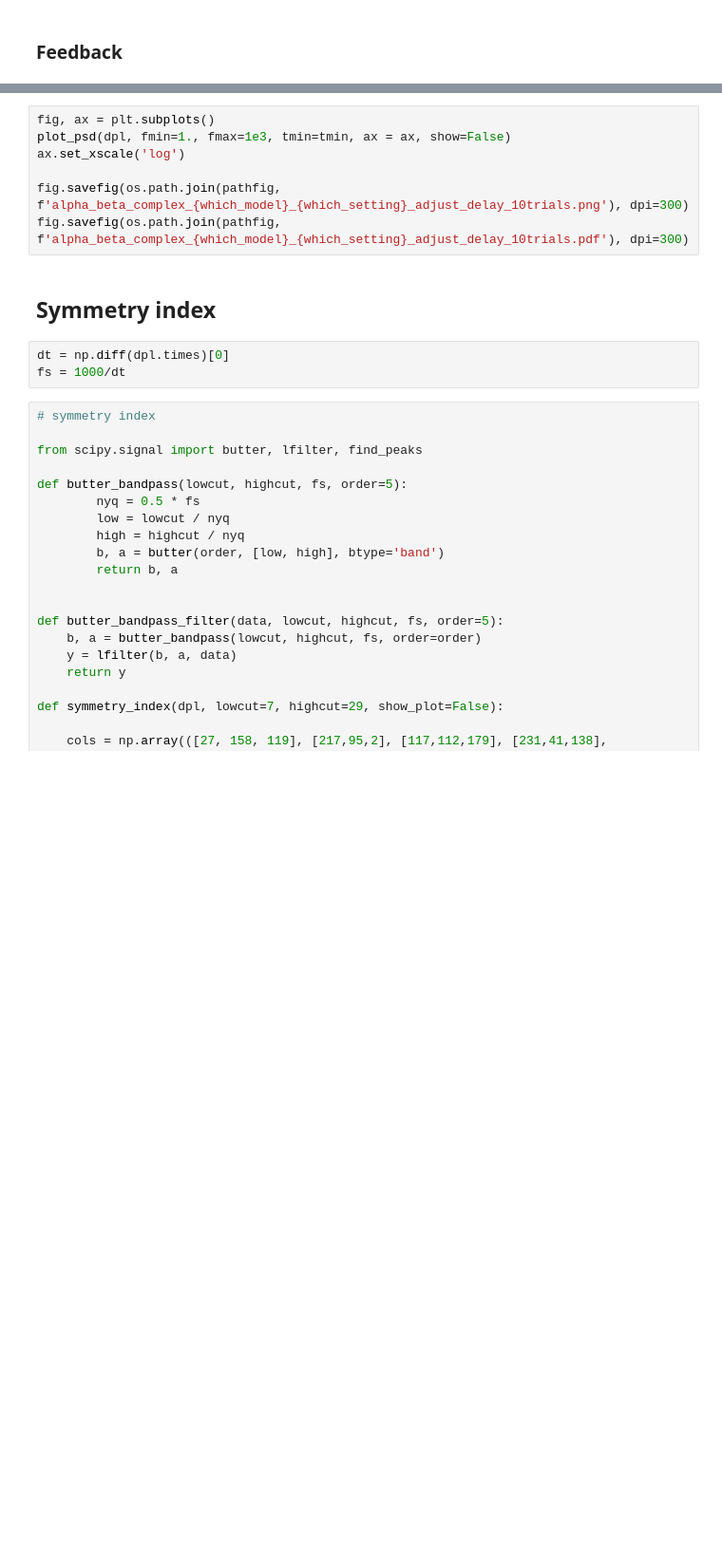
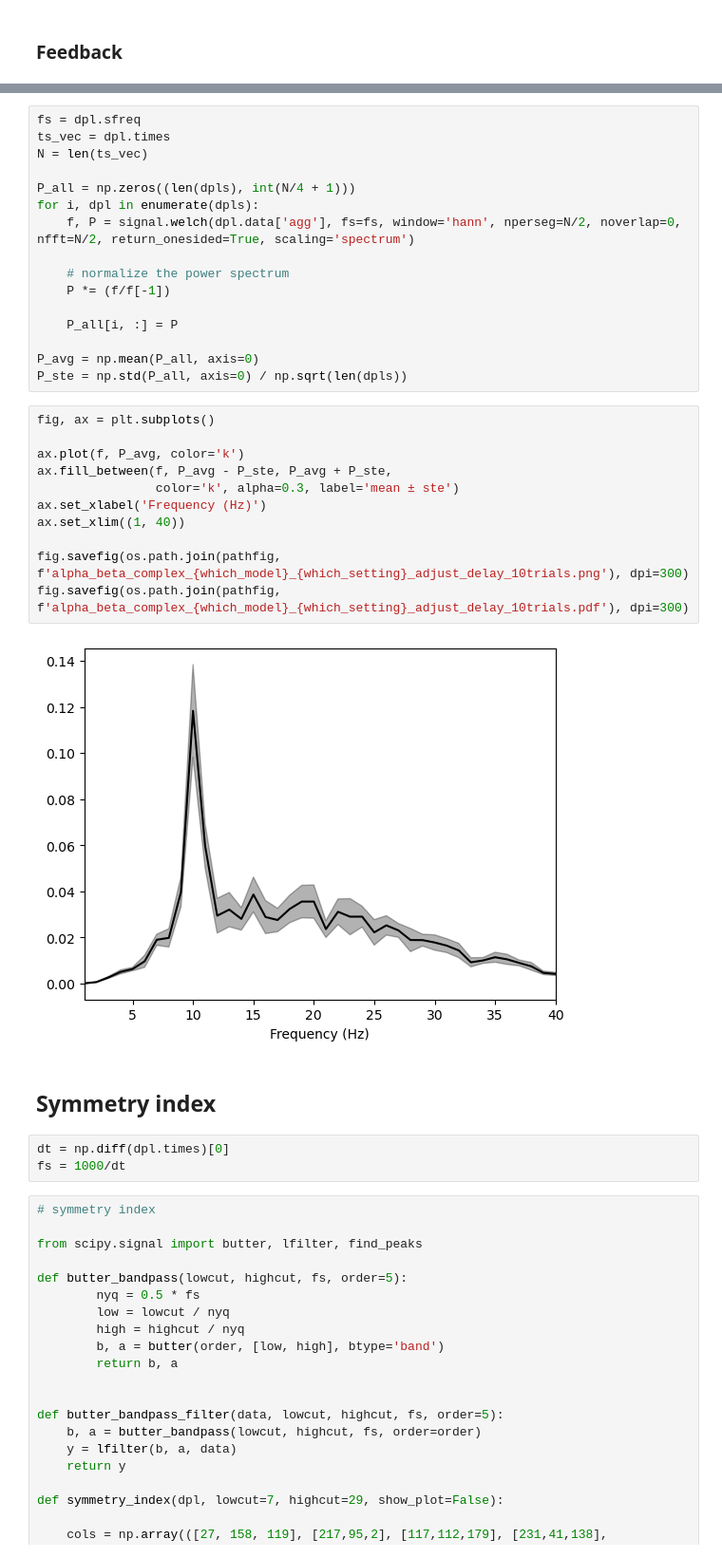
Before and after one commit to jonescompneurolab/hnn-tuning, a Jupyter notebook: new_model_HNN/alpha_beta/alpha_beta_complx_all_settings.ipynb, the cells around one changed output, grey strips where cells are left out. Shown at 95% size. Cells and saved outputs as stored; diff of their text form; blank space fills up the shorter version.

```diff
--- a/new_model_HNN/alpha_beta/alpha_beta_complx_all_settings.ipynb
+++ b/new_model_HNN/alpha_beta/alpha_beta_complx_all_settings.ipynb
@@ -223,10 +232,32 @@ with JoblibBackend(n_jobs=10):
+# %%
+fs = dpl.sfreq
+ts_vec = dpl.times
+N = len(ts_vec)
+
+P_all = np.zeros((len(dpls), int(N/4 + 1)))
+for i, dpl in enumerate(dpls):
+    f, P = signal.welch(dpl.data['agg'], fs=fs, window='hann', nperseg=N/2, noverlap=0, nfft=N/2, return_onesided=True, scaling='spectrum')
+
+    # normalize the power spectrum
+    P *= (f/f[-1])
+
+    P_all[i, :] = P
+
+P_avg = np.mean(P_all, axis=0)
+P_ste = np.std(P_all, axis=0) / np.sqrt(len(dpls))
 # %%
 fig, ax = plt.subplots()
-plot_psd(dpl, fmin=1., fmax=1e3, tmin=tmin, ax = ax, show=False)
-ax.set_xscale('log')
+
+ax.plot(f, P_avg, color='k')
+ax.fill_between(f, P_avg - P_ste, P_avg + P_ste,
+                color='k', alpha=0.3, label='mean ± ste')
+ax.set_xlabel('Frequency (Hz)')
+ax.set_xlim((1, 40))
 
 fig.savefig(os.path.join(pathfig, f'alpha_beta_complex_{which_model}_{which_setting}_adjust_delay_10trials.png'), dpi=300)
 fig.savefig(os.path.join(pathfig, f'alpha_beta_complex_{which_model}_{which_setting}_adjust_delay_10trials.pdf'), dpi=300)
+# %% [output]
+[figure, added]
 # %% [markdown]
 ## Symmetry index
 # %%
```
Also changed, not shown: parts of 21 cells of this notebook.
